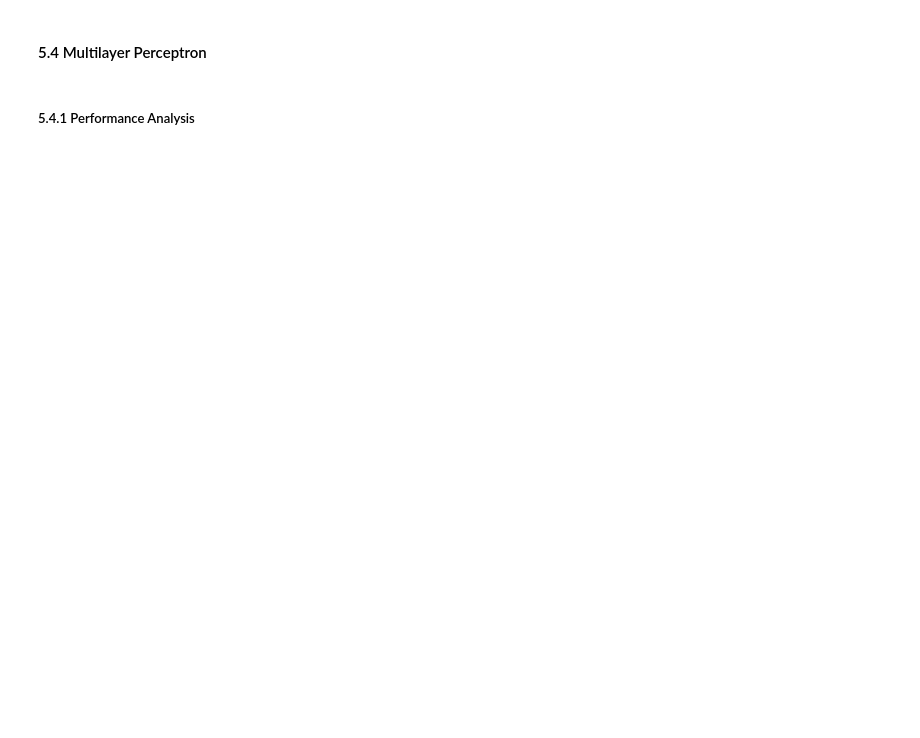
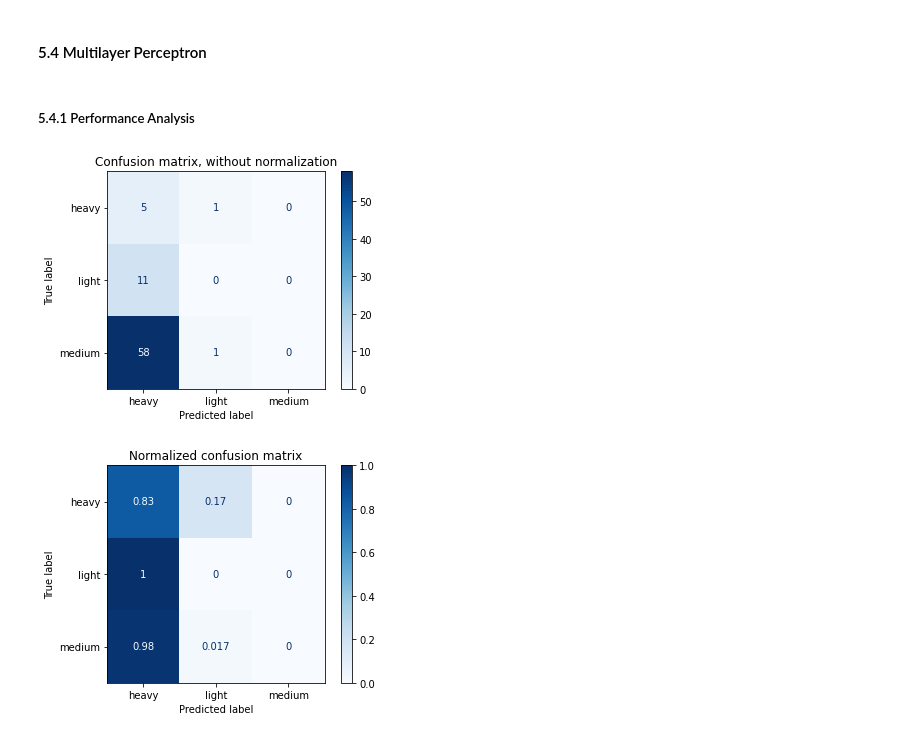
Before and after one commit to eneskacan/agu-capstone, a Jupyter notebook: main.ipynb, the cells around one changed output. Saved outputs shown, nothing was run; the diff lists cells and outputs as text; code cells hidden in the pictures; blank space fills up the shorter version.

```diff
--- a/main.ipynb
+++ b/main.ipynb
@@ -232,4 +229,13 @@ plt_classification_report(svc)
 # %% [markdown]
 #### 5.4 Multilayer Perceptron
+# %%
+from sklearn.neural_network import MLPClassifier
+
+mlp = MLPClassifier(solver='lbfgs', alpha=1e-5, hidden_layer_sizes=(100, 75, 50), random_state=1)
 # %% [markdown]
 ##### 5.4.1 Performance Analysis
+# %%
+plt_confusion_matrix(mlp)
+# %% [output]
+[figure, added]
+[figure, added]
```
Also changed, not shown: parts of 19 cells of this notebook.
